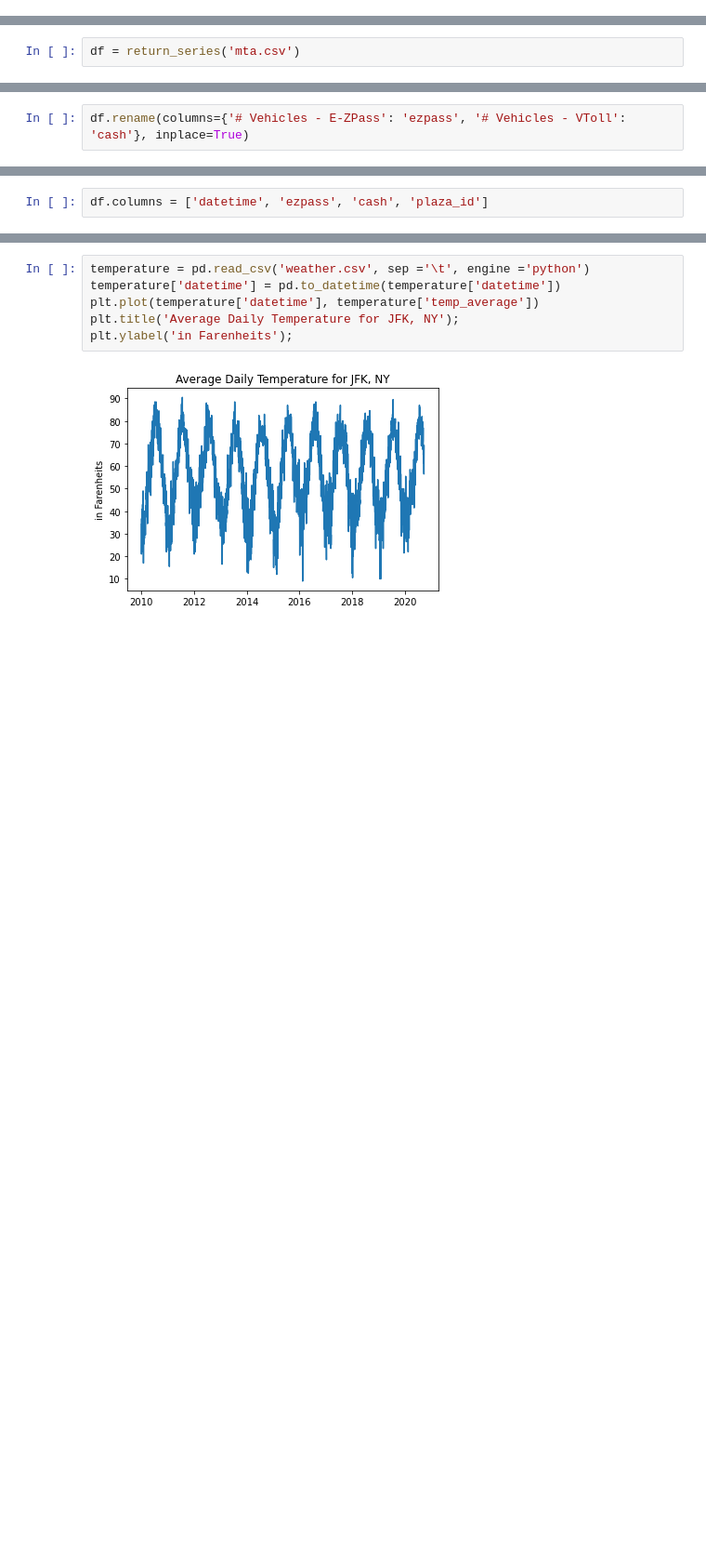
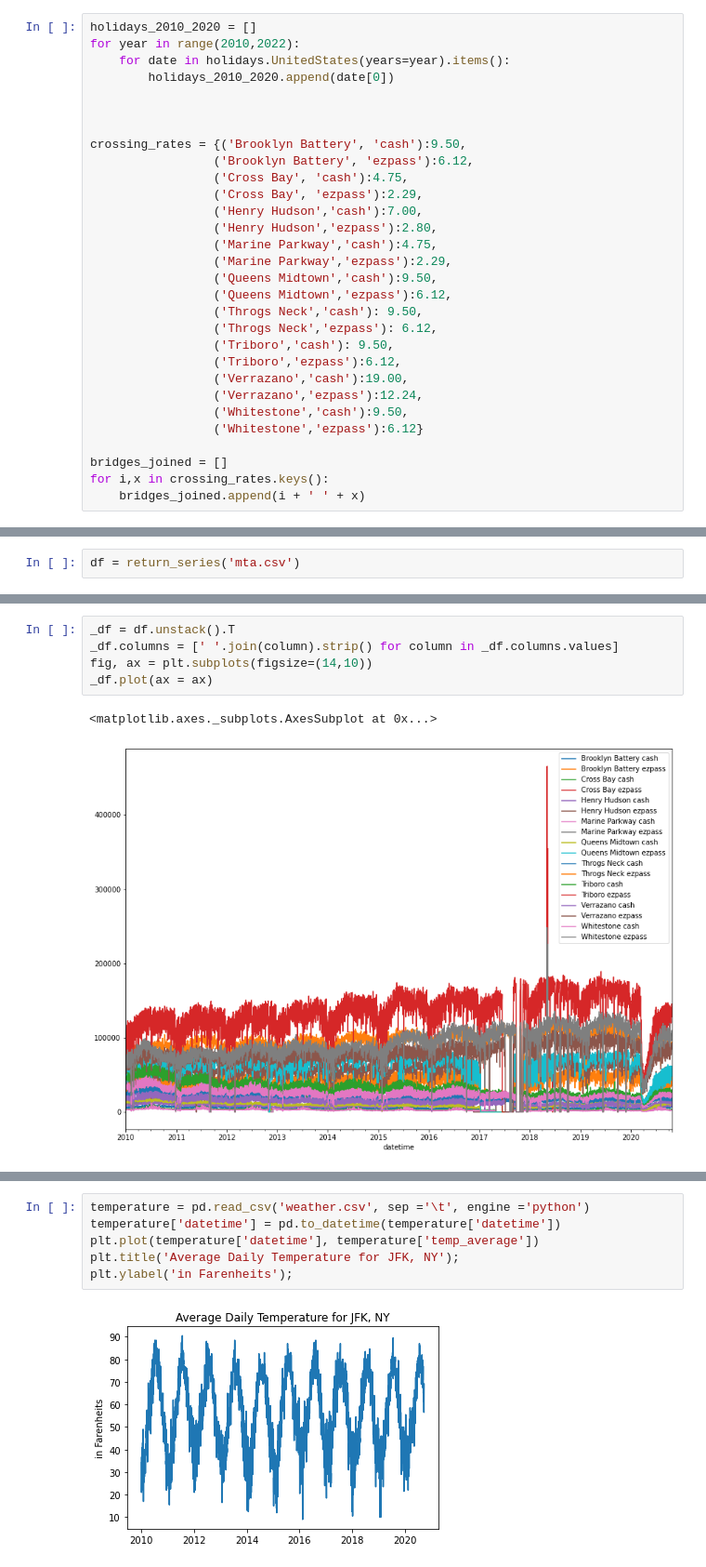
Before and after one commit to albertum1/Time_Series_MTABT, a Jupyter notebook: MTABT_Preprocessing.ipynb, the cells around one changed output, grey strips where cells are left out. Shown at 93% size. Drawn from its saved outputs; the diff is of its cells as text; blank space fills up the shorter version.

```diff
--- a/MTABT_Preprocessing.ipynb
+++ b/MTABT_Preprocessing.ipynb
@@ -37,0 +28,30 @@ def return_series(csv_path):
+# %%
+holidays_2010_2020 = []
+for year in range(2010,2022):
+    for date in holidays.UnitedStates(years=year).items():
+        holidays_2010_2020.append(date[0])
+
+
+
+crossing_rates = {('Brooklyn Battery', 'cash'):9.50,
+                 ('Brooklyn Battery', 'ezpass'):6.12,
+                 ('Cross Bay', 'cash'):4.75,
+                 ('Cross Bay', 'ezpass'):2.29,
+                 ('Henry Hudson','cash'):7.00,
+                 ('Henry Hudson','ezpass'):2.80,
+                 ('Marine Parkway','cash'):4.75,
+                 ('Marine Parkway','ezpass'):2.29,
+                 ('Queens Midtown','cash'):9.50,
+                 ('Queens Midtown','ezpass'):6.12,
+                 ('Throgs Neck','cash'): 9.50,
+                 ('Throgs Neck','ezpass'): 6.12,
+                 ('Triboro','cash'): 9.50,
+                 ('Triboro','ezpass'):6.12,
+                 ('Verrazano','cash'):19.00,
+                 ('Verrazano','ezpass'):12.24,
+                 ('Whitestone','cash'):9.50,
+                 ('Whitestone','ezpass'):6.12}
+
+bridges_joined = []
+for i,x in crossing_rates.keys():
+    bridges_joined.append(i + ' ' + x)
@@ -66,2 +131,0 @@ df['plaza_id'] = np.select(conditions, choices, 0)
-# %%
-df.rename(columns={'# Vehicles - E-ZPass': 'ezpass', '# Vehicles - VToll': 'cash'}, inplace=True)
@@ -101,2 +131,0 @@ df
-# %%
-df.columns = ['datetime', 'ezpass', 'cash', 'plaza_id']
@@ -106,0 +134,8 @@ _df = _df.groupby(['plaza_id', 'variable'])['value'].resample('1D').sum()
+# %%
+_df = df.unstack().T
+_df.columns = [' '.join(column).strip() for column in _df.columns.values]
+fig, ax = plt.subplots(figsize=(14,10))
+_df.plot(ax = ax)
+# %% [output]
+<matplotlib.axes._subplots.AxesSubplot at 0x...>
+[figure, added]
```
Also changed, not shown: parts of 106 cells of this notebook.
